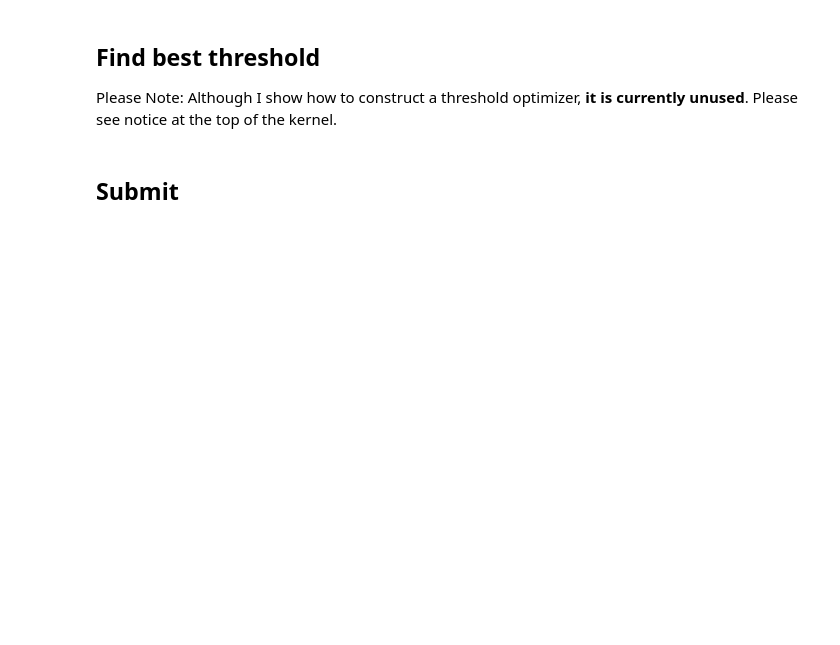
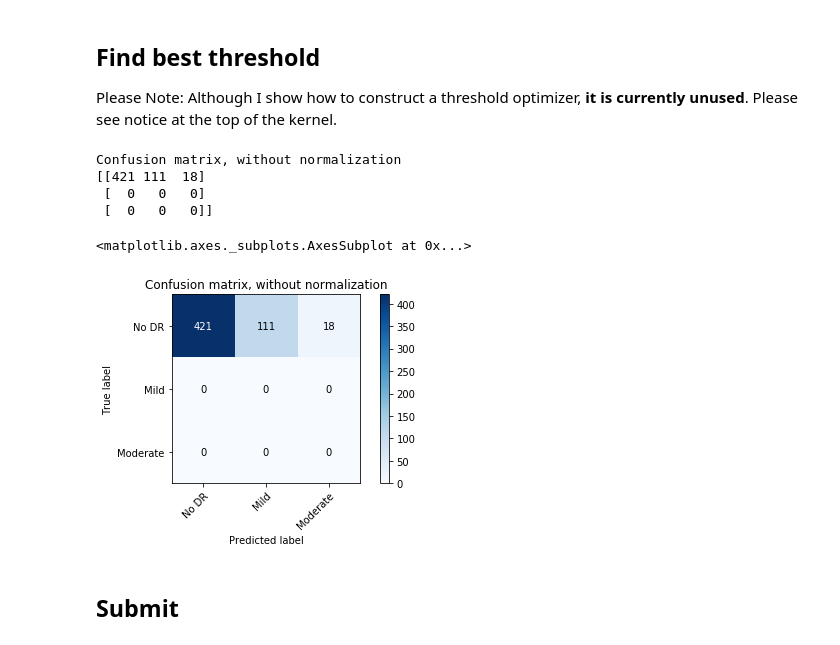
Before and after one commit to realprime/DR-detection-using-densenet, a Jupyter notebook: DR-densenet-keras.ipynb, the cells around one changed output. Cells and saved outputs as stored; diff of their text form; code cells hidden in the pictures; blank space fills up the shorter version.

Commit message:
DenseNet121 with confusion matrix

```diff
--- a/DR-densenet-keras.ipynb
+++ b/DR-densenet-keras.ipynb
@@ -337,3 +395,5 @@ val_kappa: 0.9009
+# %%
+Y_val_pred = model.predict_on_batch(x_val)
 # %%
 with open('history.json', 'w') as f:
     json.dump(history.history, f)
@@ -371,6 +431,21 @@ simplex = scipy.optimize.minimize(
 )
 
 best_threshold = simplex['x'][0]
+# %%
+label_title = {"0" : "No DR","1" : "Mild","2" : "Moderate","3" :"Severe","4" : "Proliferative DR"}
+class_labels=["No DR","Mild","Moderate","Severe","Proliferative DR"]
+# %%
+Y_val_pred_hot = np.argmax(Y_val_pred,axis=1)
+Y_val_actual_hot = np.argmax(y_val,axis=1)
+# %%
+plot_confusion_matrix(Y_val_actual_hot, Y_val_pred_hot, np.array(class_labels))
+# %% [output]
+Confusion matrix, without normalization
+[[421 111  18]
+ [  0   0   0]
+ [  0   0   0]]
+<matplotlib.axes._subplots.AxesSubplot at 0x...>
+[figure, added]
 # %% [markdown]
 ## Submit
 # %%
```
Also changed, not shown: parts of 6 cells of this notebook.
